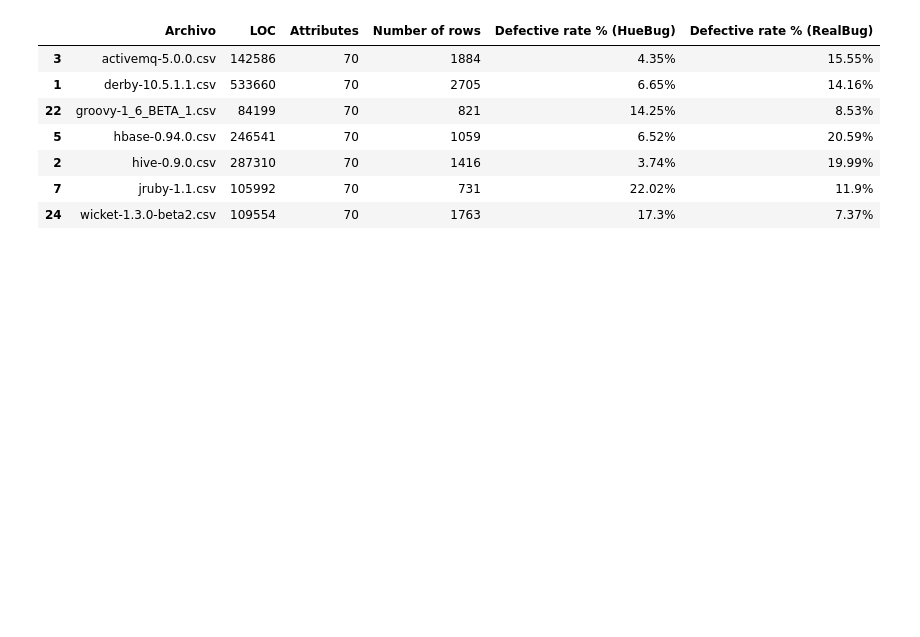
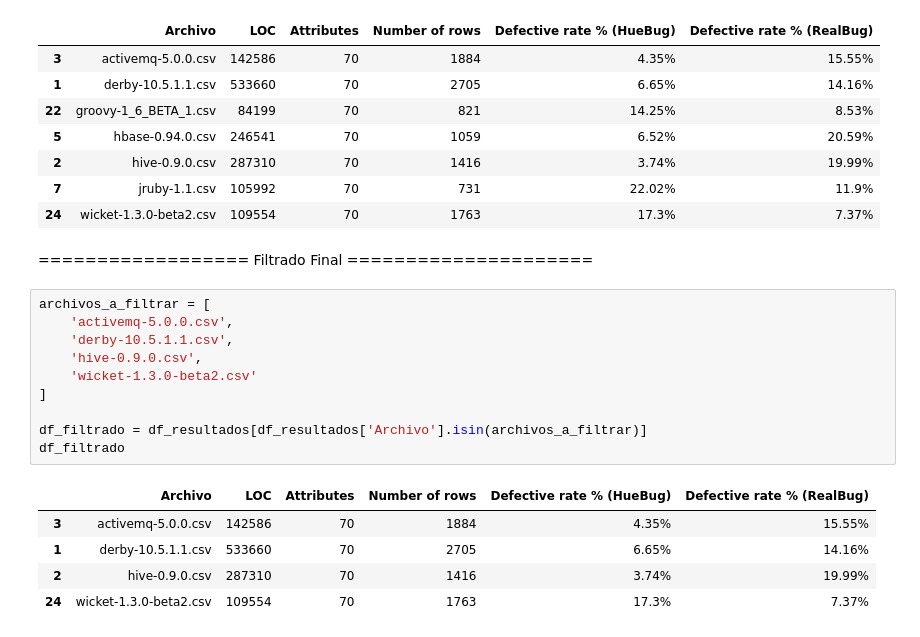
Before and after one commit to alvaldes/pred-err, a Jupyter notebook: Class Balance/JIRA/check-jira-dataset.ipynb, the cells around one changed output. Drawn from its saved outputs; the diff is of its cells as text; blank space fills up the shorter version.

```diff
--- a/Class Balance/JIRA/check-jira-dataset.ipynb
+++ b/Class Balance/JIRA/check-jira-dataset.ipynb
@@ -140,3 +140,21 @@ df_filtrado
 | 2 | hive-0.9.0.csv | 287310 | 70 | 1416 | 3.74% | 19.99% |
 | 7 | jruby-1.1.csv | 105992 | 70 | 731 | 22.02% | 11.9% |
 | 24 | wicket-1.3.0-beta2.csv | 109554 | 70 | 1763 | 17.3% | 7.37% |
+# %% [markdown]
+================== Filtrado Final =====================
+# %%
+archivos_a_filtrar = [
+    'activemq-5.0.0.csv',
+    'derby-10.5.1.1.csv',
+    'hive-0.9.0.csv',
+    'wicket-1.3.0-beta2.csv'
+]
+
+df_filtrado = df_resultados[df_resultados['Archivo'].isin(archivos_a_filtrar)]
+df_filtrado
+# %% [output]
+|  | Archivo | LOC | Attributes | Number of rows | Defective rate % (HueBug) | Defective rate % (RealBug) |
+| 3 | activemq-5.0.0.csv | 142586 | 70 | 1884 | 4.35% | 15.55% |
+| 1 | derby-10.5.1.1.csv | 533660 | 70 | 2705 | 6.65% | 14.16% |
+| 2 | hive-0.9.0.csv | 287310 | 70 | 1416 | 3.74% | 19.99% |
+| 24 | wicket-1.3.0-beta2.csv | 109554 | 70 | 1763 | 17.3% | 7.37% |
```
Also changed, not shown: parts of 6 cells of this notebook, 4 other files.
